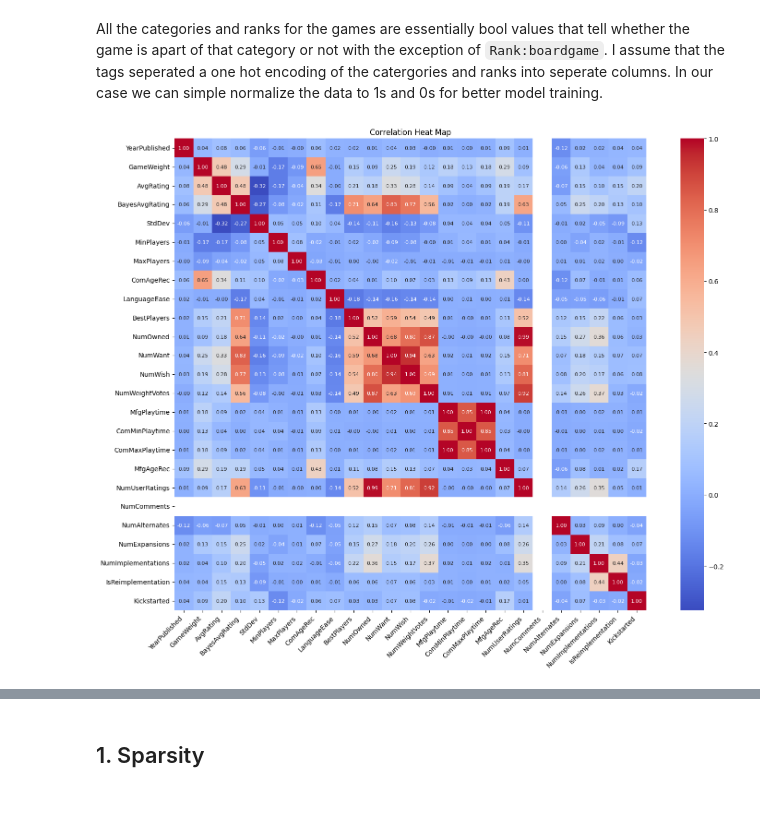
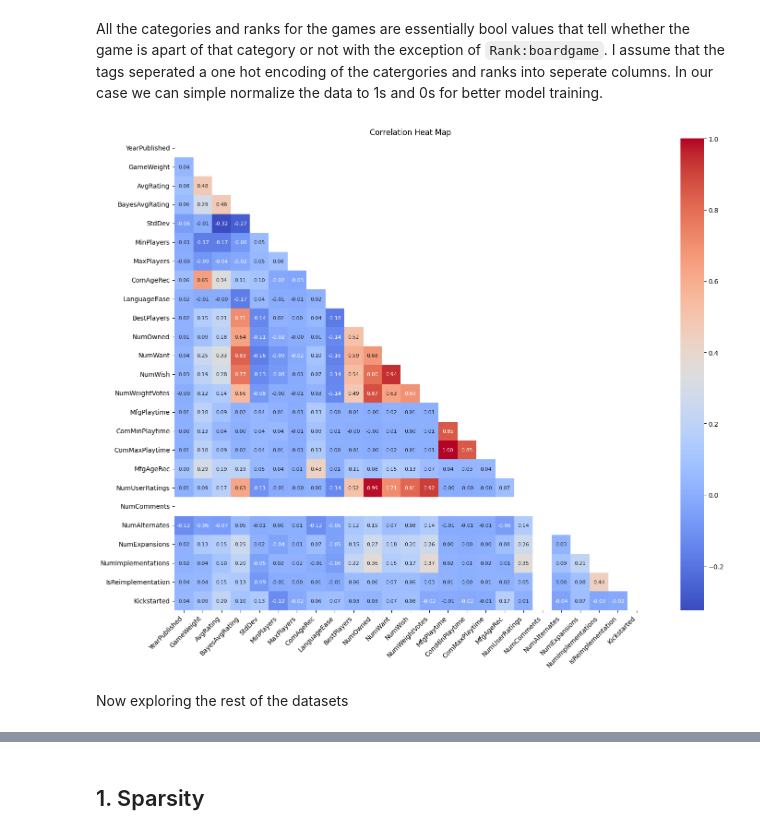
Before and after one commit to AnhVuong146/CMPE_256_game-recommender-system, a Jupyter notebook: eda.ipynb, the cells around one changed output, grey strips where cells are left out. Drawn from its saved outputs; the diff is of its cells as text; code cells hidden in the pictures; blank space fills up the shorter version.

```diff
--- a/eda.ipynb
+++ b/eda.ipynb
@@ -187,30 +194,36 @@ All the categories and ranks for the games are essentially bool values that tell
 # %%
 numerical_data = games[['YearPublished', 'GameWeight',
        'AvgRating', 'BayesAvgRating', 'StdDev', 'MinPlayers', 'MaxPlayers',
        'ComAgeRec', 'LanguageEase', 'BestPlayers', 'NumOwned',
        'NumWant', 'NumWish', 'NumWeightVotes', 'MfgPlaytime', 'ComMinPlaytime',
        'ComMaxPlaytime', 'MfgAgeRec', 'NumUserRatings', 'NumComments',
        'NumAlternates', 'NumExpansions', 'NumImplementations',
        'IsReimplementation', 'Kickstarted']]
 
 plt.figure(figsize=(16, 12))
 
 correlationMap = numerical_data.corr(method='pearson')
 
+# Create a mask for the upper triangle
+mask = np.triu(correlationMap)
+
 sns.heatmap(
     correlationMap,
     square=True,
     annot=True,
     fmt=".2f",
     annot_kws={"size": 8},
-    cmap="coolwarm"
+    cmap="coolwarm",
+    mask=mask # Apply the mask here
 )
 
 plt.xticks(rotation=45, ha='right')
 plt.yticks(rotation=0)
 
 plt.title("Correlation Heat Map")
 plt.tight_layout()
 plt.show()
 # %% [output]
-[figure, old version]
+[figure, new version]
+# %% [markdown]
+Now exploring the rest of the datasets
```
Also changed, not shown: parts of 14 cells of this notebook.
